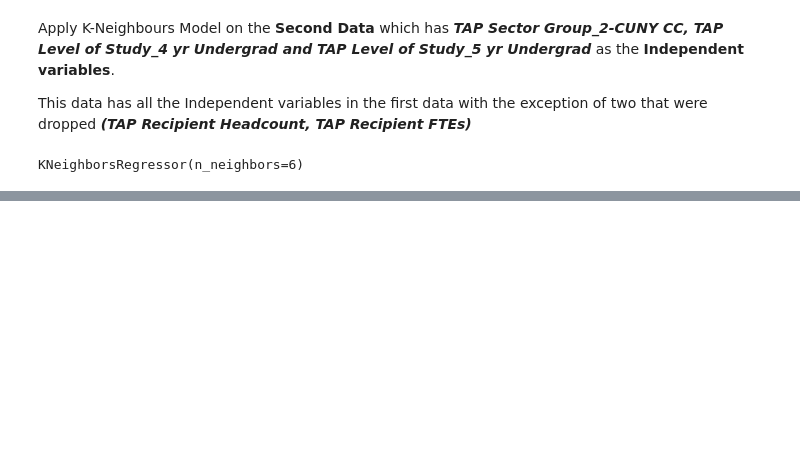
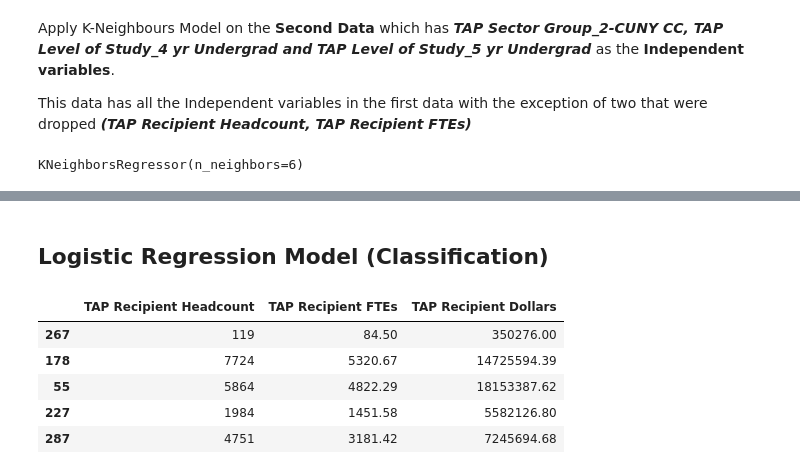
Before and after one commit to agyapongeli77/data-science-project, a Jupyter notebook: Project - MAT 328 Techniques In Data Science.ipynb, the cells around one changed output, grey strips where cells are left out. Drawn from its saved outputs; the diff is of its cells as text; code cells hidden in the pictures; blank space fills up the shorter version.

```diff
--- a/Project - MAT 328 Techniques In Data Science.ipynb
+++ b/Project - MAT 328 Techniques In Data Science.ipynb
@@ -484,0 +515,2 @@ Text(0.5, 1.0, 'MSE for diff. # of neighbors for the 2nd data')
+# %% [markdown]
+## Logistic Regression Model (Classification)
@@ -484,0 +522,11 @@ Text(0.5, 1.0, 'MSE for diff. # of neighbors for the 2nd data')
+# %%
+x3_train, x3_test, y3_train, y3_test = train_test_split(x3, y3, test_size=0.2)
+# %%
+x3_train.head()
+# %% [output]
+|  | TAP Recipient Headcount | TAP Recipient FTEs | TAP Recipient Dollars |
+| 267 | 119 | 84.50 | 350276.00 |
+| 178 | 7724 | 5320.67 | 14725594.39 |
+| 55 | 5864 | 4822.29 | 18153387.62 |
+| 227 | 1984 | 1451.58 | 5582126.80 |
+| 287 | 4751 | 3181.42 | 7245694.68 |
```
Also changed, not shown: parts of 33 cells of this notebook.
